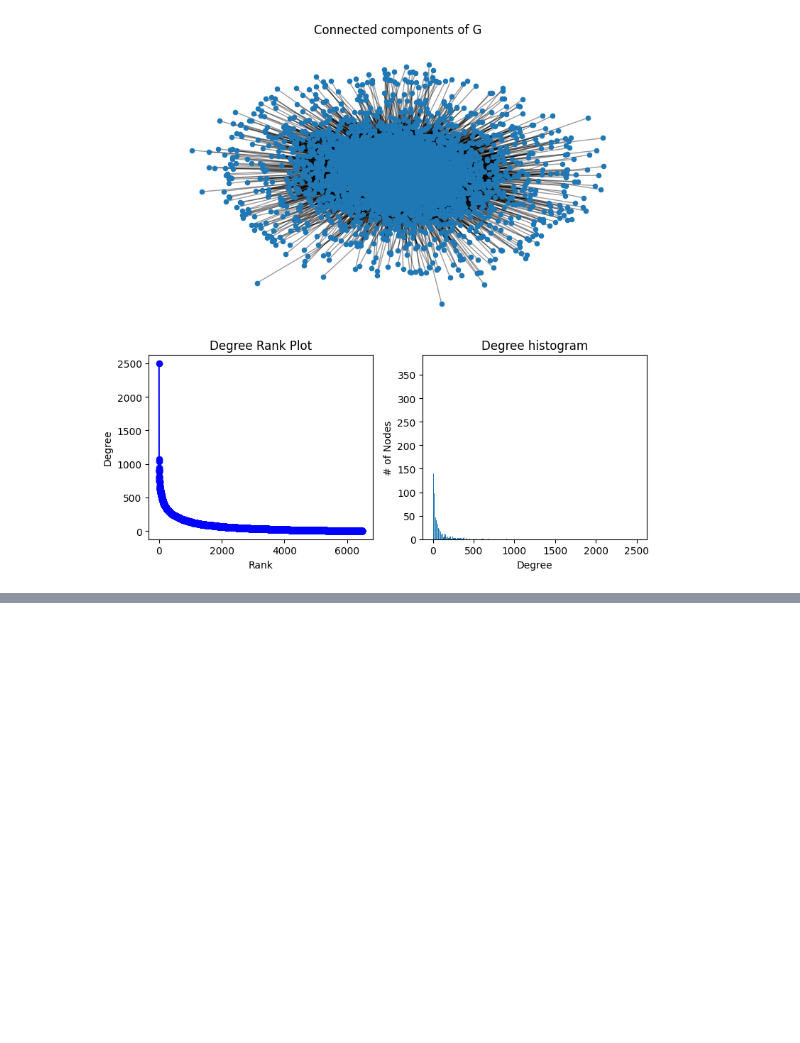
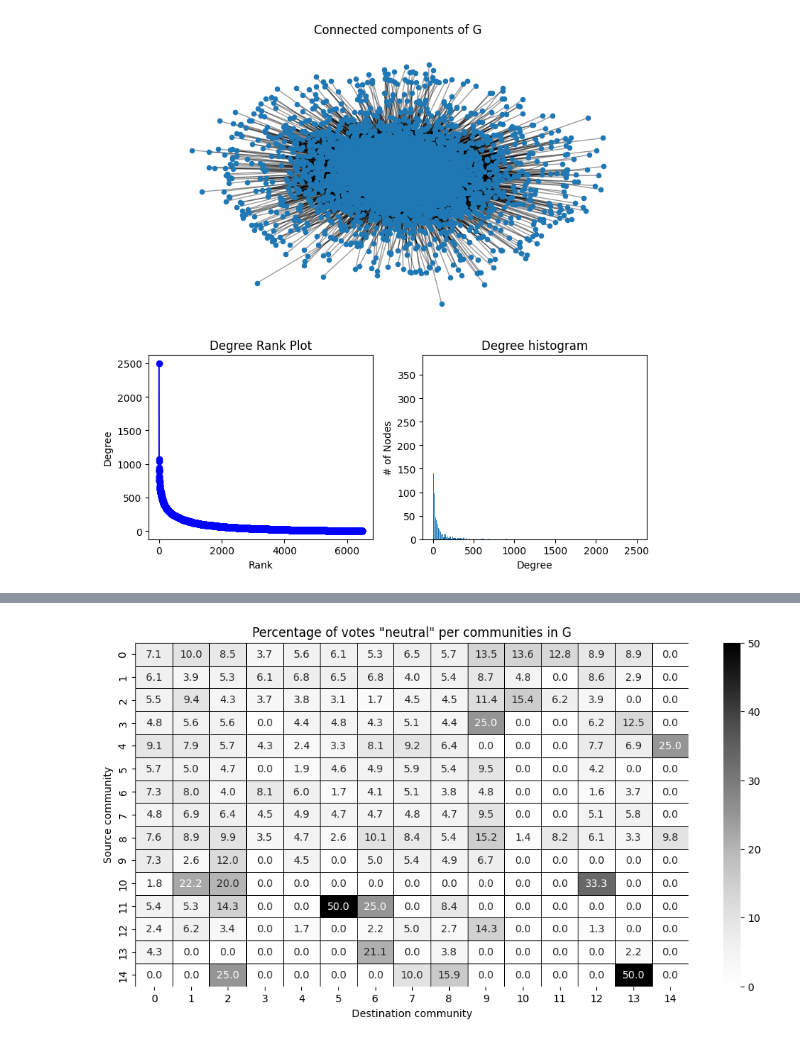
Before and after one commit to epfl-ada/ada-2023-project-thedatafreaks, a Jupyter notebook: notebooks/Communities.ipynb, the cells around one changed output, grey strips where cells are left out. Drawn from its saved outputs; the diff is of its cells as text; code cells hidden in the pictures; blank space fills up the shorter version.

```diff
--- a/notebooks/Communities.ipynb
+++ b/notebooks/Communities.ipynb
@@ -232,0 +341,10 @@ for c in communities:
+# %%
+neutral_ratio_result_matrix = vote_result_matrix[:,:,1]
+plt.figure(figsize=(12, 6))
+sns.heatmap(neutral_ratio_result_matrix, cmap="Greys", annot=True, fmt=".1f", linewidths=.5, linecolor="black")
+plt.title("Percentage of votes \"neutral\" per communities in G")
+plt.xlabel("Destination community")
+plt.ylabel("Source community")
+plt.show()
+# %% [output]
+[figure, added]
```
Also changed, not shown: parts of 50 cells of this notebook.
